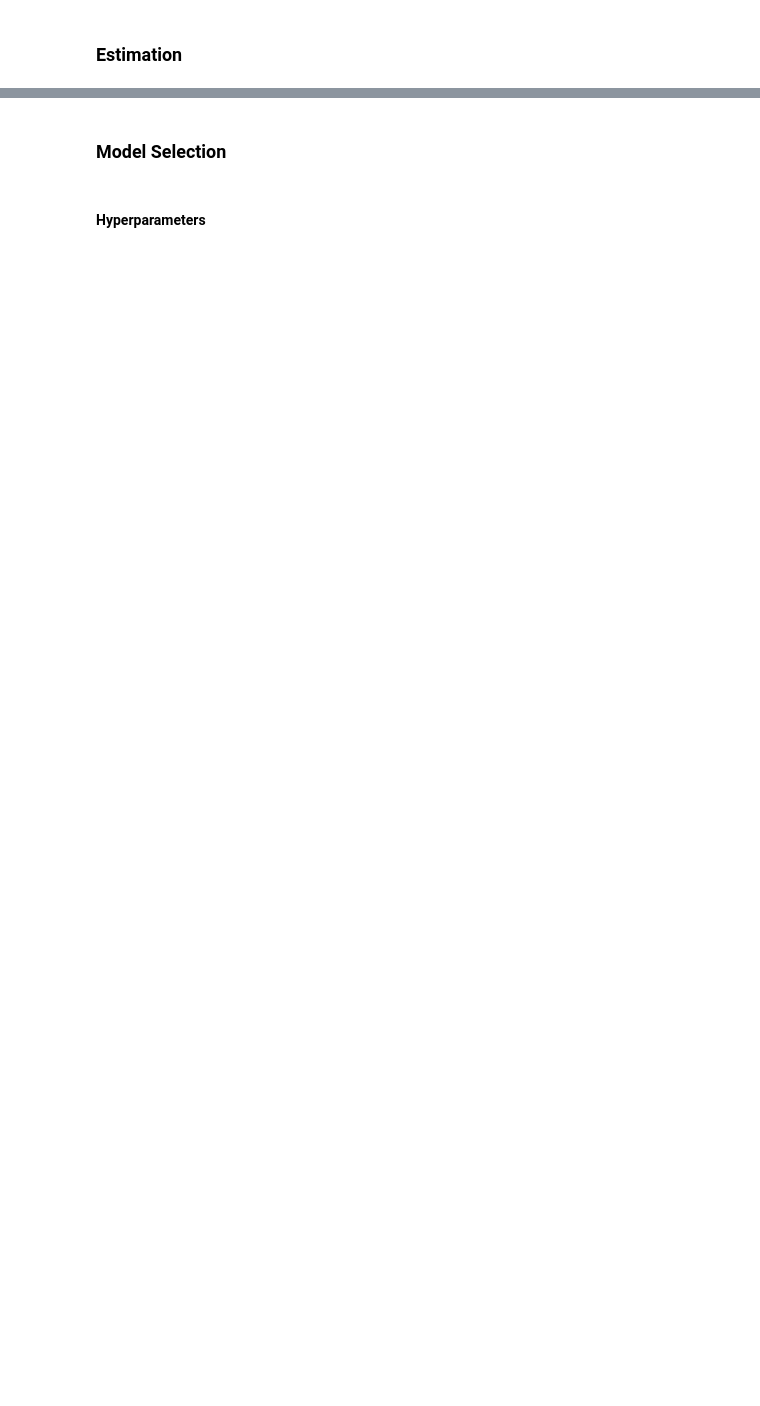
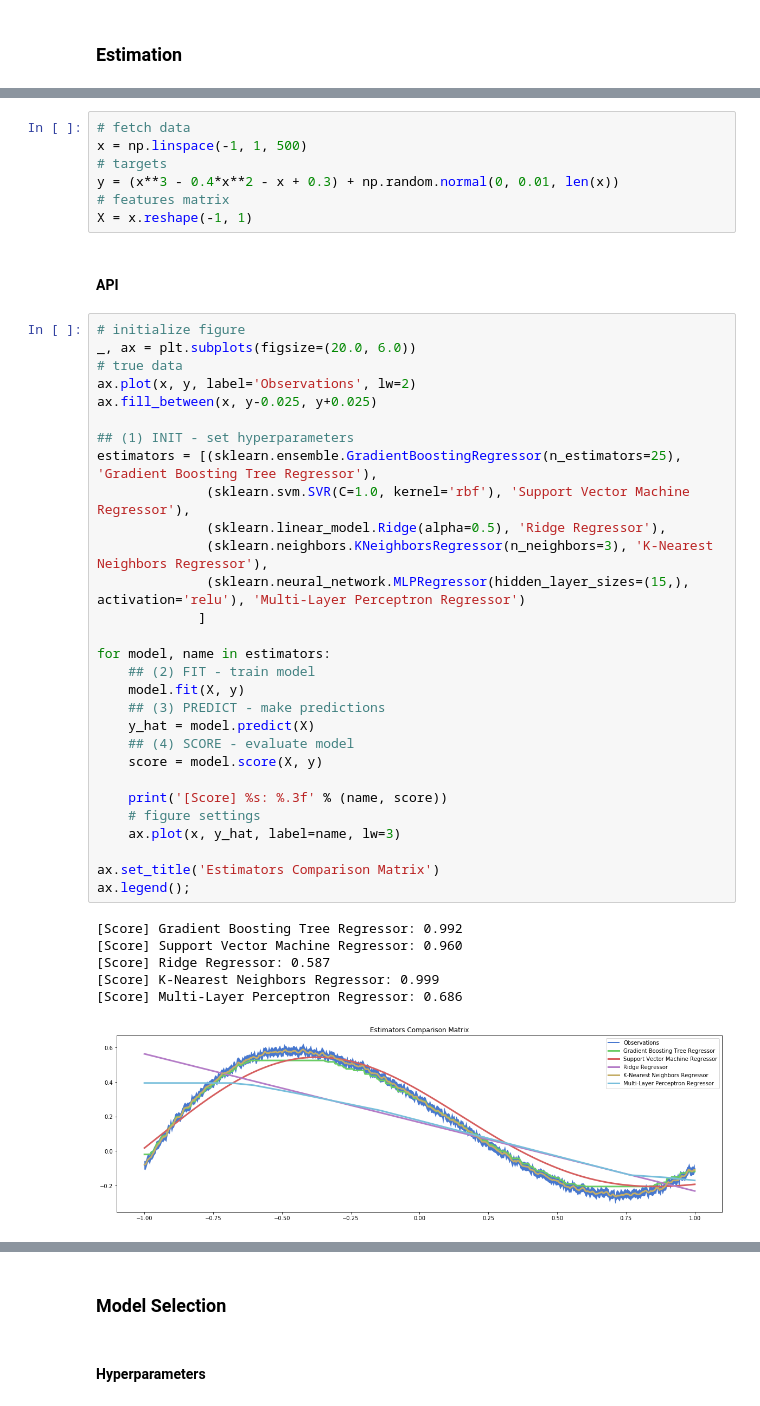
Before and after one commit to Imperial-College-Data-Science-Society/Machine-Learning-API, a Jupyter notebook: notebooks/Machine-Learning-API.ipynb, the cells around one changed output, grey strips where cells are left out. Cells and saved outputs as stored; diff of their text form; blank space fills up the shorter version.

```diff
--- a/notebooks/Machine-Learning-API.ipynb
+++ b/notebooks/Machine-Learning-API.ipynb
@@ -106,0 +380,45 @@ class EvalEstimator(Estimator):
+# %%
+# fetch data
+x = np.linspace(-1, 1, 500)
+# targets
+y = (x**3 - 0.4*x**2 - x + 0.3) + np.random.normal(0, 0.01, len(x))
+# features matrix
+X = x.reshape(-1, 1)
+# %% [markdown]
+#### API
+# %%
+# initialize figure
+_, ax = plt.subplots(figsize=(20.0, 6.0))
+# true data
+ax.plot(x, y, label='Observations', lw=2)
+ax.fill_between(x, y-0.025, y+0.025)
+
+## (1) INIT - set hyperparameters
+estimators = [(sklearn.ensemble.GradientBoostingRegressor(n_estimators=25), 'Gradient Boosting Tree Regressor'),
+              (sklearn.svm.SVR(C=1.0, kernel='rbf'), 'Support Vector Machine Regressor'),
+              (sklearn.linear_model.Ridge(alpha=0.5), 'Ridge Regressor'),
+              (sklearn.neighbors.KNeighborsRegressor(n_neighbors=3), 'K-Nearest Neighbors Regressor'),
+              (sklearn.neural_network.MLPRegressor(hidden_layer_sizes=(15,), activation='relu'), 'Multi-Layer Perceptron Regressor')
+             ]
+
+for model, name in estimators:
+    ## (2) FIT - train model
+    model.fit(X, y)
+    ## (3) PREDICT - make predictions
+    y_hat = model.predict(X)
+    ## (4) SCORE - evaluate model
+    score = model.score(X, y)
+
+    print('[Score] %s: %.3f' % (name, score))
+    # figure settings
+    ax.plot(x, y_hat, label=name, lw=3)
+
+ax.set_title('Estimators Comparison Matrix')
+ax.legend();
+# %% [output]
+[Score] Gradient Boosting Tree Regressor: 0.992
+[Score] Support Vector Machine Regressor: 0.960
+[Score] Ridge Regressor: 0.587
+[Score] K-Nearest Neighbors Regressor: 0.999
+[Score] Multi-Layer Perceptron Regressor: 0.686
+[figure, added]
```
Also changed, not shown: parts of 46 cells of this notebook, 2 other files.
